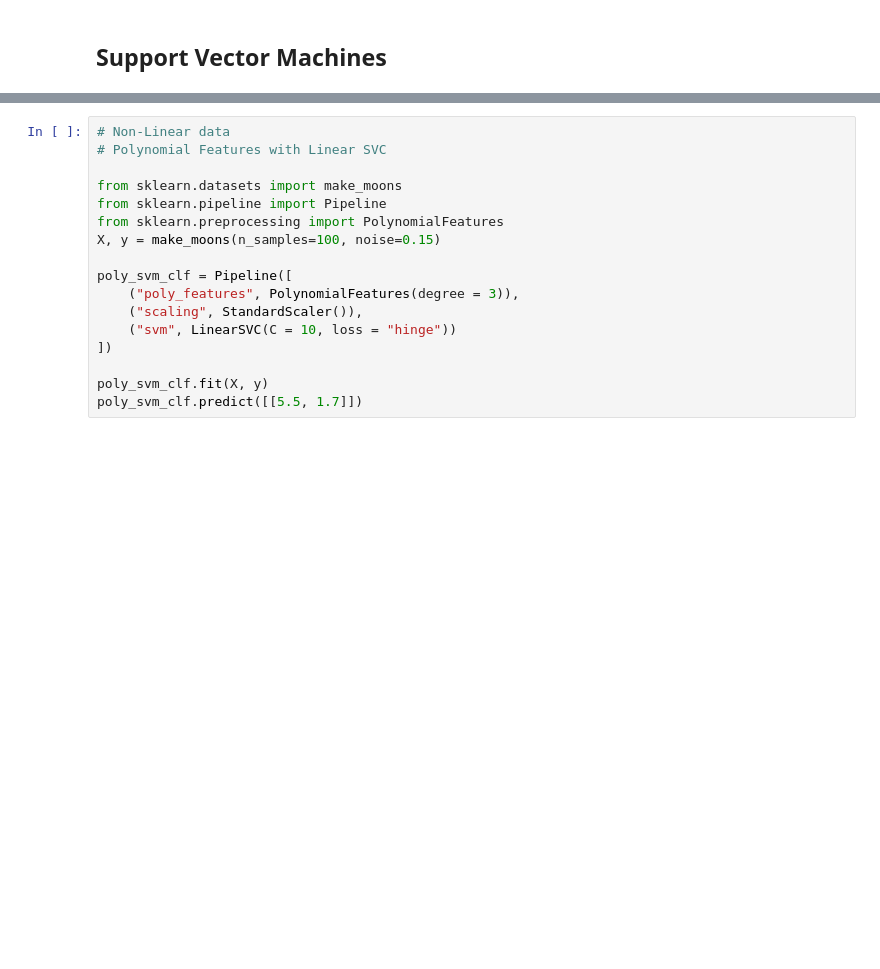
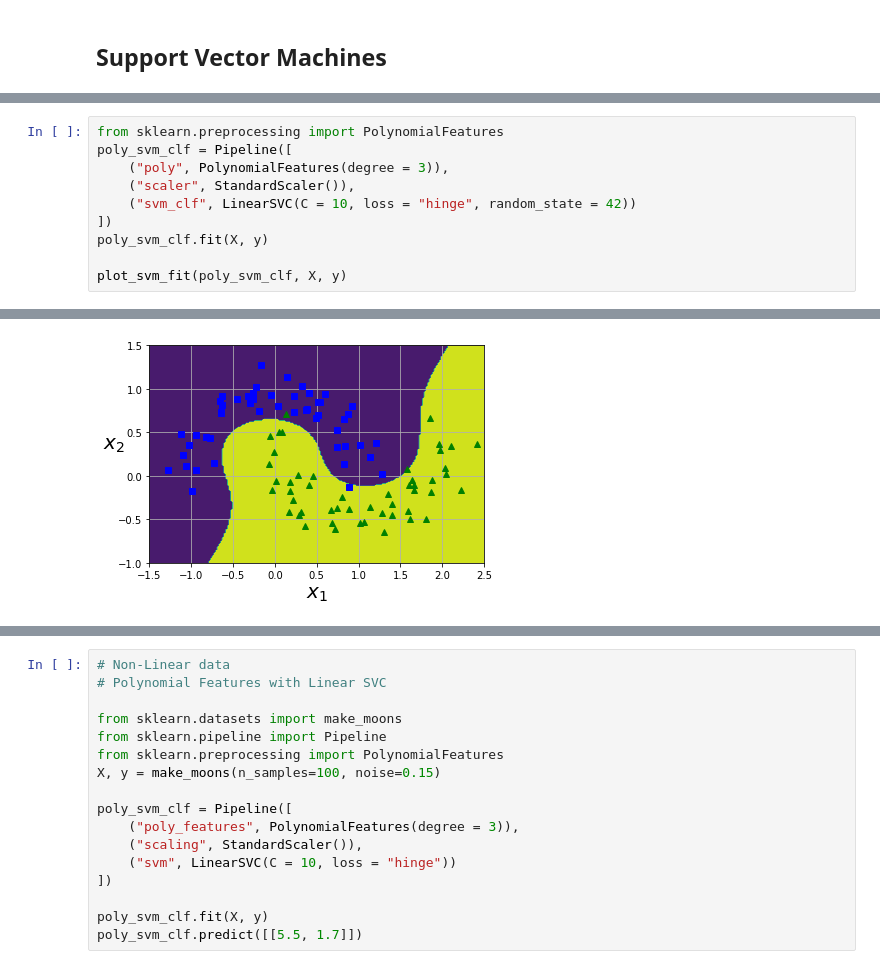
Before and after one commit to arsenallover/AGeron_HandsOnML, a Jupyter notebook: notebooks/05_P_Support_Vector_Machines.ipynb, the cells around one changed output, grey strips where cells are left out. Drawn from its saved outputs; the diff is of its cells as text; blank space fills up the shorter version.

```diff
--- a/notebooks/05_P_Support_Vector_Machines.ipynb
+++ b/notebooks/05_P_Support_Vector_Machines.ipynb
@@ -21,0 +103,11 @@ array([1.])
+# %%
+from sklearn.preprocessing import PolynomialFeatures
+poly_svm_clf = Pipeline([
+    ("poly", PolynomialFeatures(degree = 3)),
+    ("scaler", StandardScaler()),
+    ("svm_clf", LinearSVC(C = 10, loss = "hinge", random_state = 42))
+])
+poly_svm_clf.fit(X, y)
+
+plot_svm_fit(poly_svm_clf, X, y)
+# %% [output]
@@ -21,0 +123 @@ array([1.])
+[figure, added]
```
Also changed, not shown: parts of 11 cells of this notebook, 3 other files.
